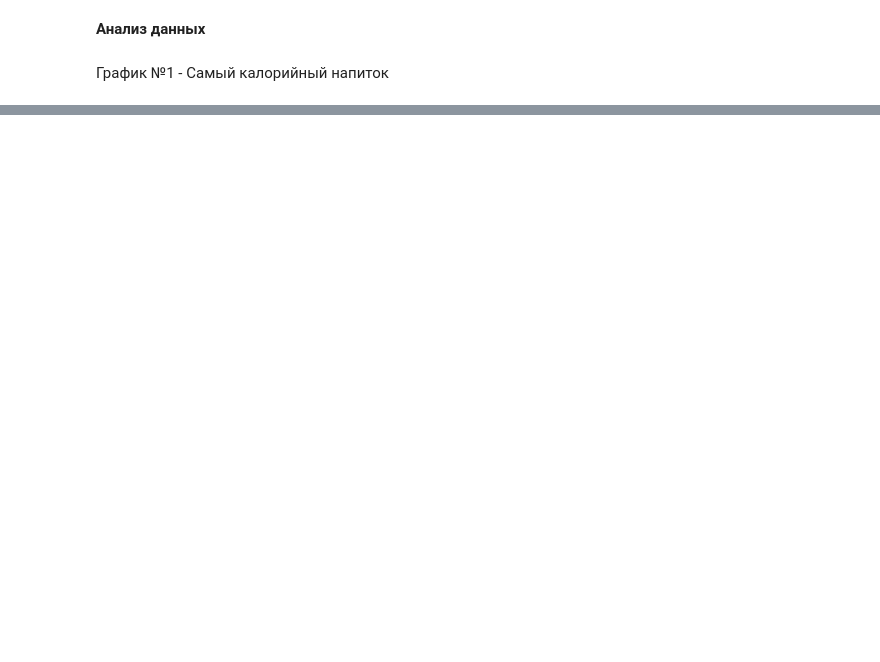
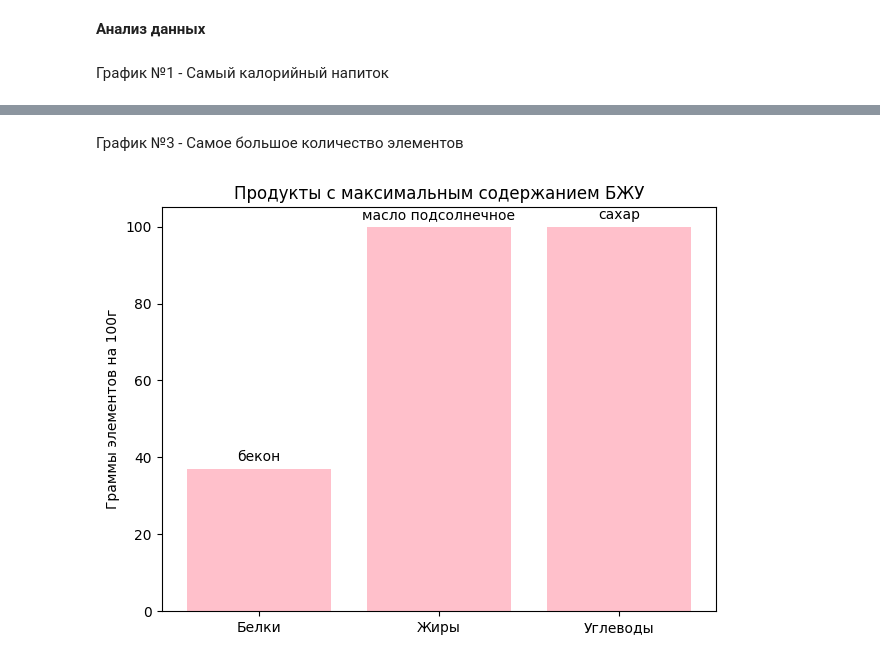
Before and after one commit to exemple3/Python_Project, a Jupyter notebook: analysis_project.ipynb, the cells around one changed output, grey strips where cells are left out. Saved outputs shown, nothing was run; the diff lists cells and outputs as text; code cells hidden in the pictures; blank space fills up the shorter version.

```diff
--- a/analysis_project.ipynb
+++ b/analysis_project.ipynb
@@ -38,0 +69,22 @@ plt.show()
+# %% [markdown]
+График №3 - Самое большое количество элементов
+# %%
+foods = data['foods']
+max_protein = max(foods, key=lambda x: x['protein'])
+max_fat = max(foods, key=lambda x: x['fat'])
+max_carbs = max(foods, key=lambda x: x['carbs'])
+
+nutrients = ['Белки', 'Жиры', 'Углеводы']
+values = [max_protein['protein'], max_fat['fat'], max_carbs['carbs']]
+products = [max_protein['name'], max_fat['name'], max_carbs['name']]
+
+plt.bar(nutrients, values, color=['pink'])
+plt.title('Продукты с максимальным содержанием БЖУ')
+plt.ylabel('Граммы элементов на 100г')
+
+for i in range(len(nutrients)):
+    plt.text(i, values[i] + 2, f'{products[i]}', ha='center')
+plt.tight_layout()
+plt.show()
+# %% [output]
+[figure, added]
```
Also changed, not shown: parts of 15 cells of this notebook.
